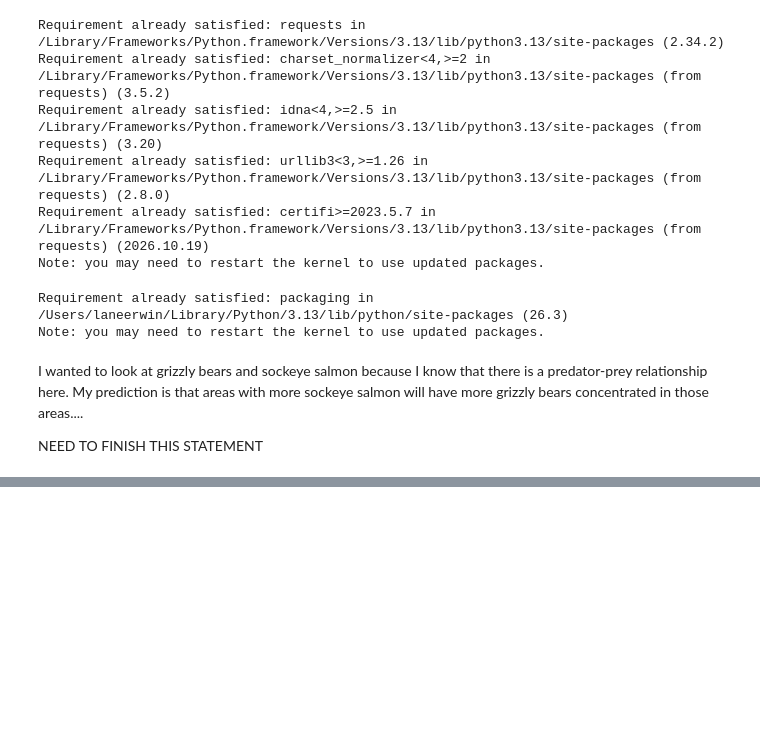
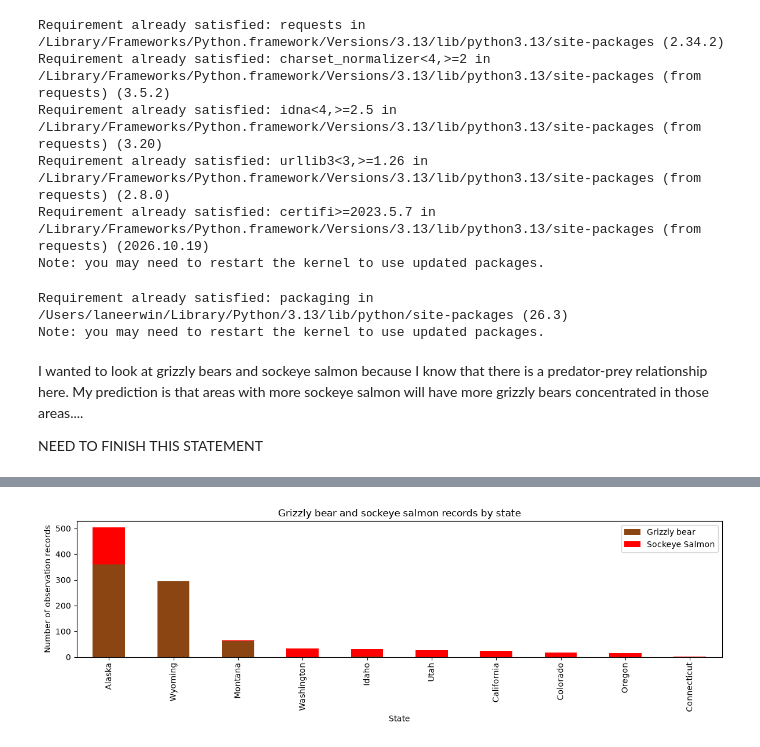
Before and after one commit to lane-erwin/geog592-cheyney, a Jupyter notebook: homework/week09/salmon_hw.ipynb, the cells around one changed output, grey strips where cells are left out. Saved outputs shown, nothing was run; the diff lists cells and outputs as text; code cells hidden in the pictures; blank space fills up the shorter version.

```diff
--- a/homework/week09/salmon_hw.ipynb
+++ b/homework/week09/salmon_hw.ipynb
@@ -59,0 +177,9 @@ for name in species:
+# %%
+points_by_state = gpd.sjoin(
+    occurrence_points,
+    contiguous_us[["NAME", "STUSPS", "geometry"]],
+    how="inner",
+    predicate="within"
+).drop(columns="index_right")
+
+points_by_state.head()
@@ -59,0 +193,9 @@ for name in species:
+# %%
+counts = (
+    points_by_state
+    .groupby(["NAME", "queried_species"])
+    .size()
+    .unstack(fill_value=0)
+    .reindex(columns=["Ursus arctos", "Oncorhynchus nerka"], fill_value=0)
+)
+counts.head()
@@ -59,0 +210,26 @@ for name in species:
+# %%
+def barPlot(ax, counts):
+    counts = counts.loc[
+        counts.sum(axis=1).sort_values(ascending=False).index
+    ]
+
+    counts[["Ursus arctos", "Oncorhynchus nerka"]].plot.bar(
+        ax=ax,
+        stacked=True,
+        color=["saddlebrown", "red"]
+    )
+
+    ax.set_xlabel("State")
+    ax.set_ylabel("Number of observation records")
+    ax.set_title("Grizzly bear and sockeye salmon records by state")
+    ax.legend(["Grizzly bear", "Sockeye Salmon"])
+    ax.tick_params(axis="x", labelrotation=90)
+
+    return ax
+
+fig, ax = plt.subplots(figsize=(12, 4))
+ax = barPlot(ax,counts)
+fig.tight_layout()
+plt.show()
+# %% [output]
+[figure, added]
```
Also changed, not shown: parts of 9 cells of this notebook, 1 other file.
